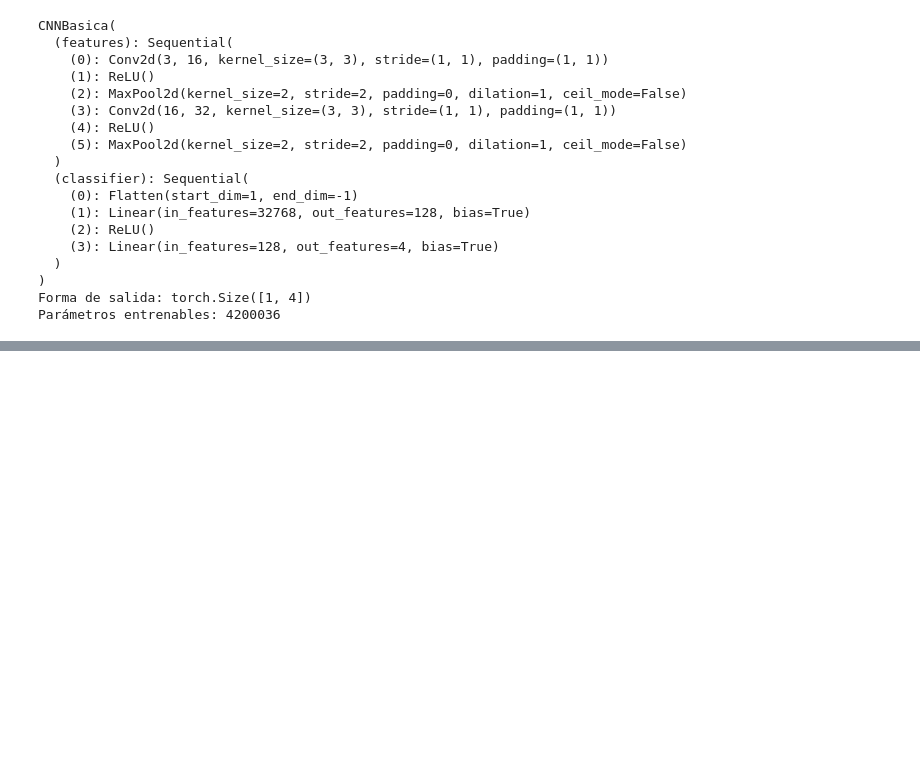
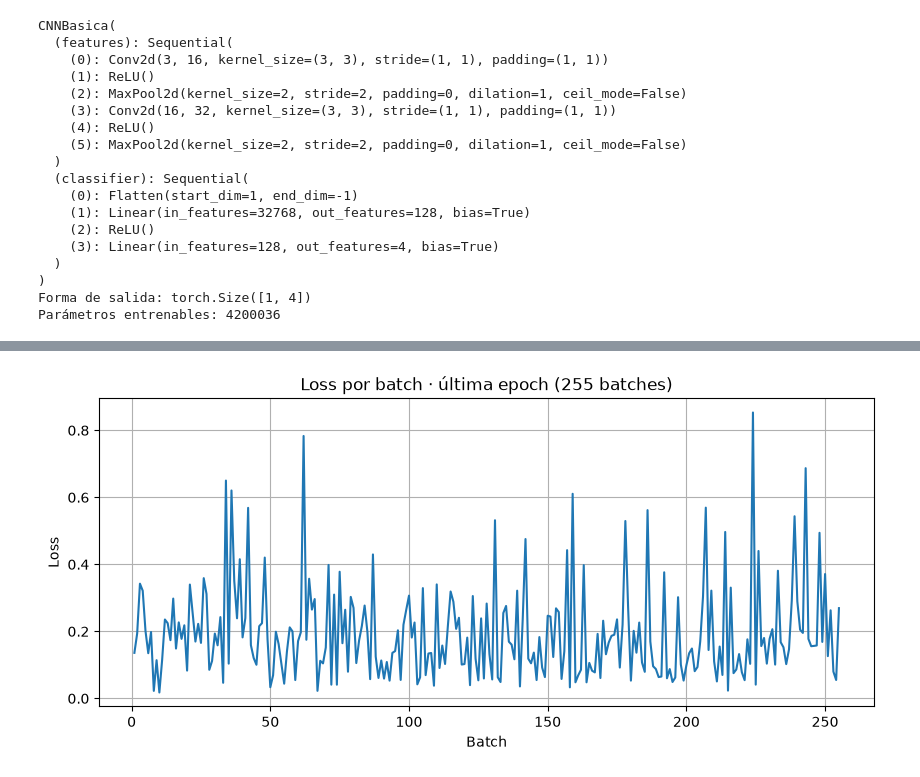
Before and after one commit to catthyy25/PR-CTICA2_FSI_CNN, a Jupyter notebook: CNN.ipynb, the cells around one changed output, grey strips where cells are left out. Cells and saved outputs as stored; diff of their text form; code cells hidden in the pictures; blank space fills up the shorter version.

```diff
--- a/CNN.ipynb
+++ b/CNN.ipynb
@@ -408,0 +546,9 @@ KeyboardInterrupt:
+# %%
+last_batch_losses = history["batch_loss"][-1]
+plt.figure(figsize=(10, 4))
+plt.plot(np.arange(1, len(last_batch_losses) + 1), last_batch_losses)
+plt.title(f"Loss por batch · última epoch ({len(last_batch_losses)} batches)")
+plt.xlabel("Batch"); plt.ylabel("Loss"); plt.grid(True)
+plt.show()
+# %% [output]
+[figure, added]
```
Also changed, not shown: parts of 21 cells of this notebook, 3 other files.
